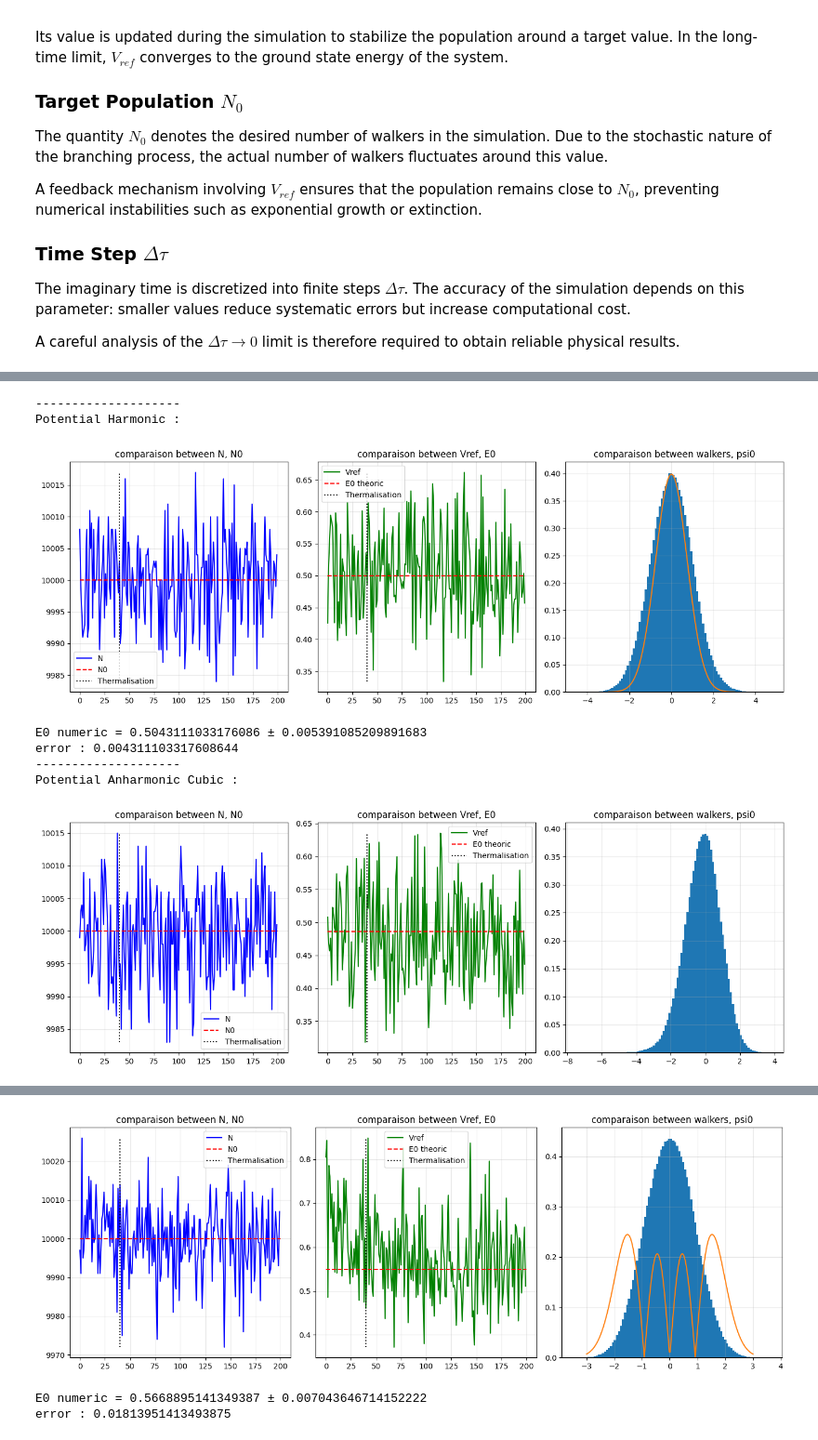
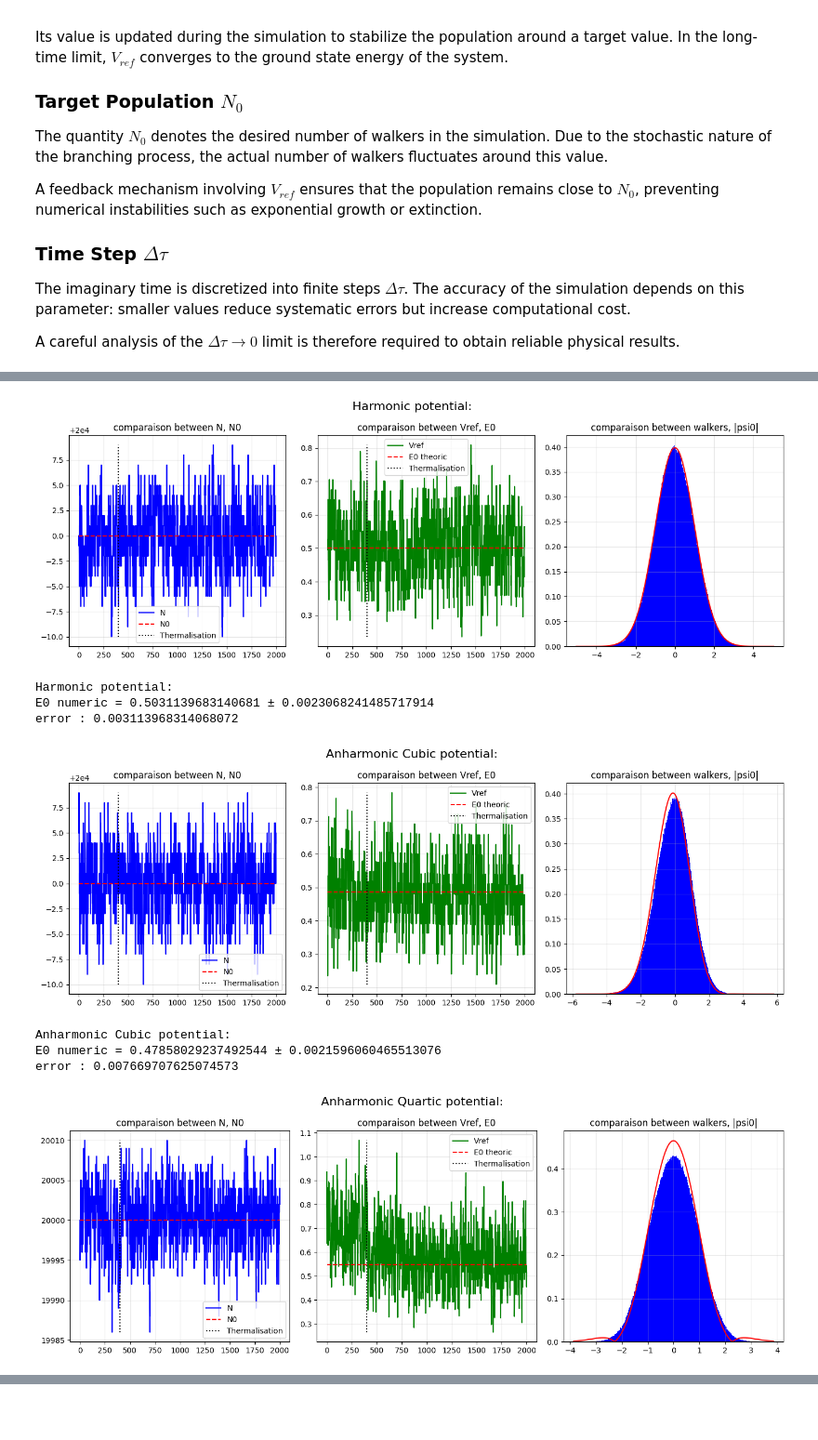
Before and after one commit to TheoHUETQC/monte-carlo, a Jupyter notebook: diffusion_qmc.ipynb, the cells around one changed output, grey strips where cells are left out. Shown at 93% size. Saved outputs shown, nothing was run; the diff lists cells and outputs as text; code cells hidden in the pictures; blank space fills up the shorter version.

```diff
--- a/diffusion_qmc.ipynb
+++ b/diffusion_qmc.ipynb
@@ -82,4 +87 @@ a = 1. # pour une correction de Vref stable
-# %%
-Nt = 200
-N_therm = int(0.2 * Nt)
 # %% [markdown]
@@ -280,0 +298,2 @@ E0_theoric, psi0_theoric = compute_theoric_value(all_walkers)
+# %%
+N_list, Vref_list, all_walkers = simulation(N0, dtau, a, Nt)
@@ -280,0 +320,7 @@ E0_theoric, psi0_theoric = compute_theoric_value(all_walkers)
+# %%
+E0_theoric, wavefunctions_theoric, x_dic = compute_theoric_value(all_walkers)
+
+psi_theo_normalized = {}
+for potential_name in V_list:
+  psi_theo = wavefunctions_theoric[potential_name]
+  psi_theo_normalized[potential_name] = psi_theo / np.trapz(psi_theo, x_dic[potential_name])
@@ -281,46 +333,57 @@ E0_theoric, psi0_theoric = compute_theoric_value(all_walkers)
 # %%
 for potential_name in V_list:
-  print("--------------------\nPotential", potential_name, ":")
+  N_therm = N_thermalization(Nt)
+  N = N_list[potential_name]
+  Vref = Vref_list[potential_name]
+  walkers = all_walkers[potential_name]
 
+  x = x_dic[potential_name]
+  psi = psi_theo_normalized[potential_name]
+  E0 = E0_theoric[potential_name]
+
+  # Plot
   fig, (ax1, ax2, ax3) = plt.subplots(1, 3, figsize=(14, 5))
 
-  N_potential = N_list[potential_name]
-  Vref_potential = Vref_list[potential_name]
-
-  ax1.plot(N_potential, color='blue', label='N')
+  ax1.plot(N, color='blue', label='N')
   ax1.hlines(N0, xmin=0, xmax=Nt, colors='red', linestyles='--', label='N0')
-  ax1.vlines(N_therm, ymin=min(N_potential), ymax=max(N_potential), colors='black', linestyles=':', label='Thermalisation')
+  ax1.vlines(N_therm, ymin=min(N), ymax=max(N), colors='black', linestyles=':', label='Thermalisation')
   ax1.set_title("comparaison between N, N0")
   ax1.grid(True, alpha=0.3)
-  ax1.legend()
 
-  ax2.plot(Vref_potential, color='green', label='Vref')
-  ax2.hlines(E0_theoric[potential_name], xmin=0, xmax=Nt, colors='red', linestyles='--', label='E0 theoric')
-  ax2.vlines(N_therm, ymin=min(Vref_potential), ymax=max(Vref_potential), colors='black', linestyles=':', label='Thermalisation')
+  ax2.plot(Vref, color='green', label='Vref')
+  ax2.hlines(E0, xmin=0, xmax=Nt, colors='red', linestyles='--', label='E0 theoric')
+  ax2.vlines(N_therm, ymin=min(Vref), ymax=max(Vref), colors='black', linestyles=':', label='Thermalisation')
   ax2.set_title("comparaison between Vref, E0")
   ax2.grid(True, alpha=0.3)
+
+  if len(N) != Nt:
+    ax1.vlines(len(N), ymin=min(N), ymax=max(N), colors='purple', linestyles='-', label='N diverge')
+    ax2.vlines(len(Vref), ymin=min(Vref), ymax=max(Vref), colors='purple', linestyles='-', label='Thermalisation')
+  ax1.legend()
   ax2.legend()
 
-  ax3.hist(all_walkers[potential_name], bins=100, density=True)
-  #if potential_name == "Harmonic":
-  ax3.plot(x, psi0_theoric[potential_name])
+  ax3.hist(walkers, bins=500, density=True, color='blue')
+  ax3.plot(x, np.abs(psi), color='red')
   ax3.grid(True, alpha=0.3)
-  ax3.set_title("comparaison between walkers, psi0")
+  ax3.set_title("comparaison between walkers, |psi0|")
 
-  #titre de la figure "Potential"+ potential_name + ":"
+  fig.suptitle(potential_name + " potential:", fontsize=16)
   plt.tight_layout()
   plt.show()
 
-  E0 = np.mean(Vref_potential[N_therm:])
-  error = np.std(Vref_potential[N_therm:]) / np.sqrt(len(Vref_potential[N_therm:]))
-  print(f"E0 numeric = {E0} ± {error}")
-  print(f"error : {np.abs(E0-E0_theoric[potential_name])}")
+  # Print
+  print(potential_name, "potential:")
+  E0_numeric = np.mean(Vref[N_therm:])
+  error = np.std(Vref[N_therm:]) / np.sqrt(len(Vref[N_therm:]))
+  print(f"E0 numeric = {E0_numeric} ± {error}")
+  print(f"error : {np.abs(E0_numeric-E0)}")
 # %% [output]
+[figure, new version]
---------------------
-Potential Harmonic :
+Harmonic potential:
+E0 numeric = 0.5031139683140681 ± 0.0023068241485717914
+error : 0.003113968314068072
-[figure, old version]
+[figure, new version]
-E0 numeric = 0.5043111033176086 ± 0.005391085209891683
-error : 0.004311103317608644
---------------------
-Potential Anharmonic Cubic :
+Anharmonic Cubic potential:
+E0 numeric = 0.47858029237492544 ± 0.0021596060465513076
+error : 0.007669707625074573
-[figure, old version]
+[figure, new version]
@@ -331,3 +392,0 @@ Potential Anharmonic Quartic :
-[figure, old version]
-E0 numeric = 0.5668895141349387 ± 0.007043646714152222
-error : 0.01813951413493875
```
Also changed, not shown: parts of 22 cells of this notebook.
